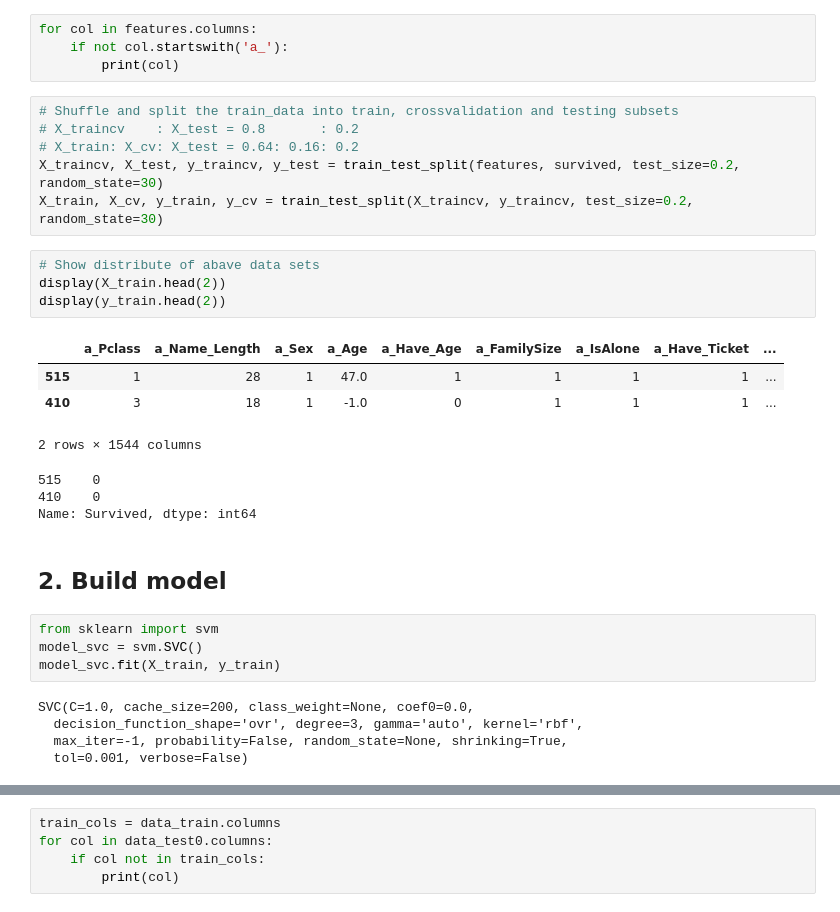
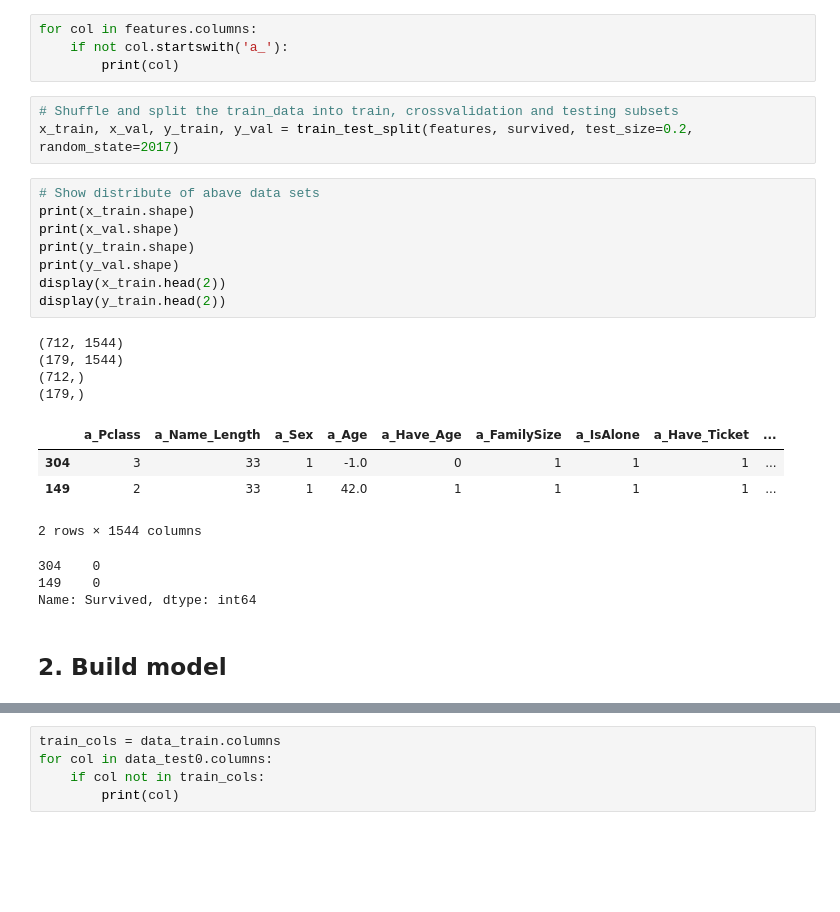
Before and after one commit to StudyExchange/Kaggle, a Jupyter notebook: Titanic_Machine_Learning_From_Disaster/Titanic Tutorial.ipynb, the cells around one changed output, grey strips where cells are left out. Drawn from its saved outputs; the diff is of its cells as text; blank space fills up the shorter version.

```diff
--- a/Titanic_Machine_Learning_From_Disaster/Titanic Tutorial.ipynb
+++ b/Titanic_Machine_Learning_From_Disaster/Titanic Tutorial.ipynb
@@ -287,30 +294,26 @@ for col in features.columns:
         print(col)
 # %%
 # Shuffle and split the train_data into train, crossvalidation and testing subsets
-# X_traincv    : X_test = 0.8       : 0.2
-# X_train: X_cv: X_test = 0.64: 0.16: 0.2
-X_traincv, X_test, y_traincv, y_test = train_test_split(features, survived, test_size=0.2, random_state=30)
-X_train, X_cv, y_train, y_cv = train_test_split(X_traincv, y_traincv, test_size=0.2, random_state=30)
+x_train, x_val, y_train, y_val = train_test_split(features, survived, test_size=0.2, random_state=2017)
 # %%
 # Show distribute of abave data sets
-display(X_train.head(2))
+print(x_train.shape)
+print(x_val.shape)
+print(y_train.shape)
+print(y_val.shape)
+display(x_train.head(2))
 display(y_train.head(2))
 # %% [output]
+(712, 1544)
+(179, 1544)
+(712,)
+(179,)
 |  | a_Pclass | a_Name_Length | a_Sex | a_Age | a_Have_Age | a_FamilySize | a_IsAlone | a_Have_Ticket | ... |
-| 515 | 1 | 28 | 1 | 47.0 | 1 | 1 | 1 | 1 | ... |
-| 410 | 3 | 18 | 1 | -1.0 | 0 | 1 | 1 | 1 | ... |
+| 304 | 3 | 33 | 1 | -1.0 | 0 | 1 | 1 | 1 | ... |
+| 149 | 2 | 33 | 1 | 42.0 | 1 | 1 | 1 | 1 | ... |
-2 rows × 1544 columns
-515    0
-410    0
-Name: Survived, dtype: int64
+2 rows × 1544 columns
+304    0
+149    0
+Name: Survived, dtype: int64
 # %% [markdown]
 ## 2. Build model
-# %%
-from sklearn import svm
-model_svc = svm.SVC()
-model_svc.fit(X_train, y_train)
-# %% [output]
-SVC(C=1.0, cache_size=200, class_weight=None, coef0=0.0,
-  decision_function_shape='ovr', degree=3, gamma='auto', kernel='rbf',
-  max_iter=-1, probability=False, random_state=None, shrinking=True,
-  tol=0.001, verbose=False)
```
Also changed, not shown: parts of 26 cells of this notebook, 17 other files.
